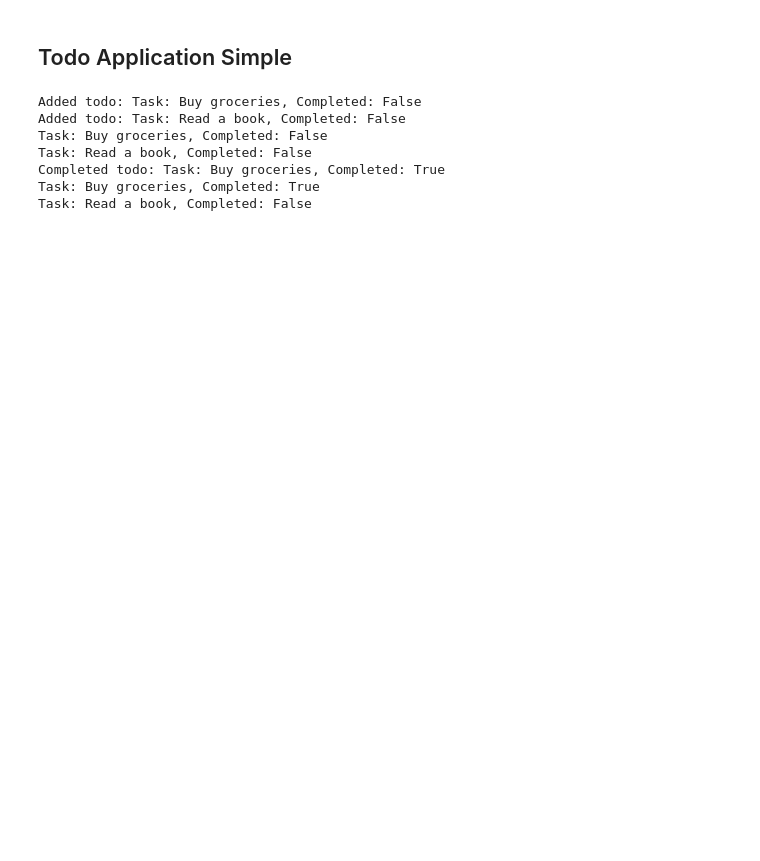
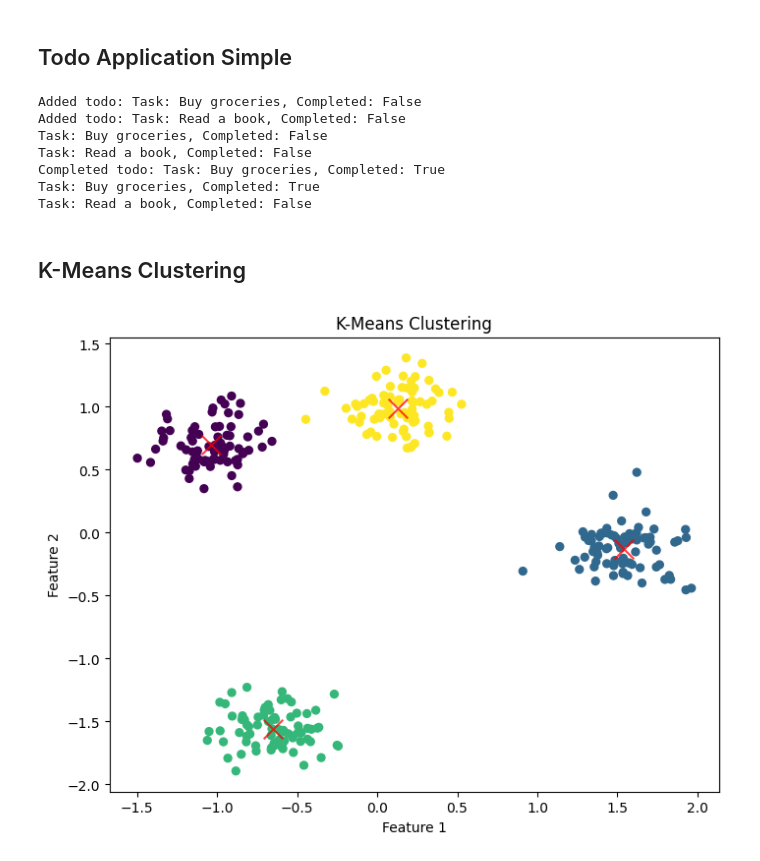
Before and after one commit to Sghosh1999/Machine-Learning-Deep-Learning-Fundamentals-Scratch, a Jupyter notebook: Practice_Notebooks/Sample_LLD_COdes.ipynb, the cells around one changed output. Saved outputs shown, nothing was run; the diff lists cells and outputs as text; code cells hidden in the pictures; blank space fills up the shorter version.

```diff
--- a/Practice_Notebooks/Sample_LLD_COdes.ipynb
+++ b/Practice_Notebooks/Sample_LLD_COdes.ipynb
@@ -51,3 +51,5 @@ Task: Read a book, Completed: False
 Completed todo: Task: Buy groceries, Completed: True
 Task: Buy groceries, Completed: True
 Task: Read a book, Completed: False
+# %% [markdown]
+## K-Means Clustering
@@ -53,0 +116,26 @@ Task: Read a book, Completed: False
+# %%
+from sklearn.datasets import make_blobs
+import matplotlib.pyplot as plt
+from sklearn.preprocessing import StandardScaler
+
+# Generate synthetic data with 3 clusters
+X, y = make_blobs(n_samples=300, centers=4,random_state=42)
+scaler = StandardScaler()
+X = scaler.fit_transform(X)
+
+k_means = KMeans(n_clusters=4, max_iter=200, tol=1e-4)
+k_means.fit(X)
+
+y_pred = k_means.predict(X)
+
+plt.figure(figsize=(8,6))
+plt.scatter(X[:, 0], X[:, 1], c=y_pred, s=32, cmap='viridis')
+
+centers = k_means.centroids
+plt.scatter(centers[:, 0], centers[:, 1], c='red', s=200, alpha=0.75, marker='x')
+plt.title('K-Means Clustering')
+plt.xlabel('Feature 1')
+plt.ylabel('Feature 2')
+plt.show()
+# %% [output]
+[figure, added]
```
Also changed, not shown: parts of 1 cell of this notebook, 2 other files.
